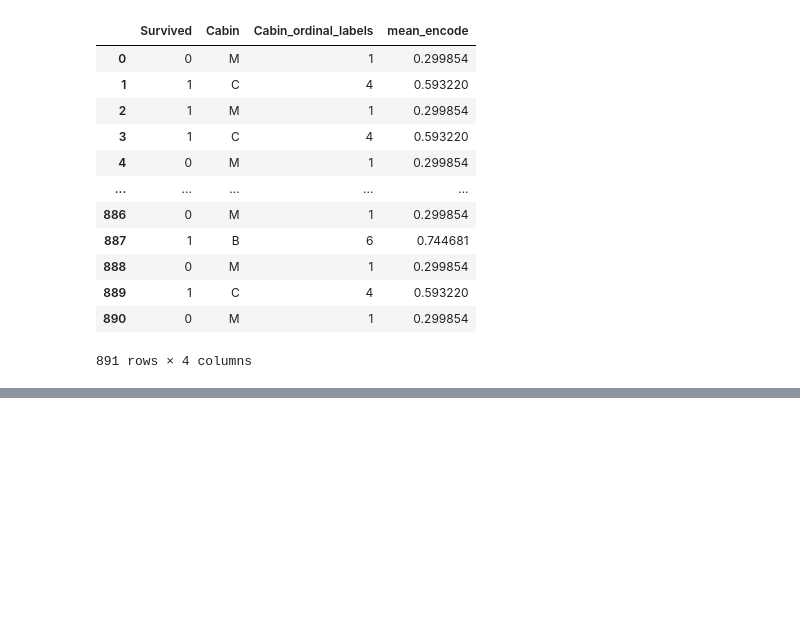
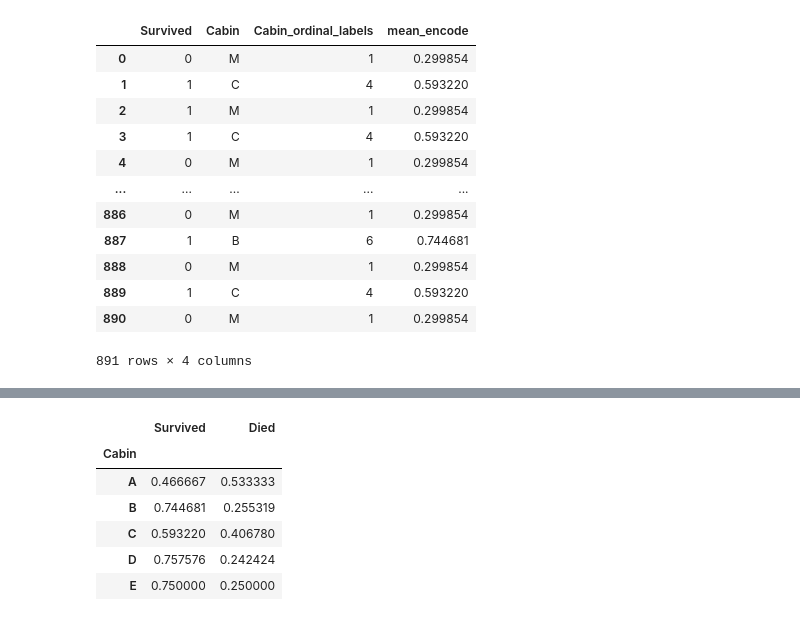
Before and after one commit to navneet1251/Feature_Engineeing, a Jupyter notebook: Feature engineering (categorical data) -2.ipynb, the cells around one changed output, grey strips where cells are left out. Cells and saved outputs as stored; diff of their text form; code cells hidden in the pictures; blank space fills up the shorter version.

```diff
--- a/Feature engineering (categorical data) -2.ipynb
+++ b/Feature engineering (categorical data) -2.ipynb
@@ -726,0 +813,10 @@ df
+# %%
+prob_df.head()
+# %% [output]
+|  | Survived | Died |
+| Cabin |  |  |
+| A | 0.466667 | 0.533333 |
+| B | 0.744681 | 0.255319 |
+| C | 0.593220 | 0.406780 |
+| D | 0.757576 | 0.242424 |
+| E | 0.750000 | 0.250000 |
```
Also changed, not shown: parts of 16 cells of this notebook.
